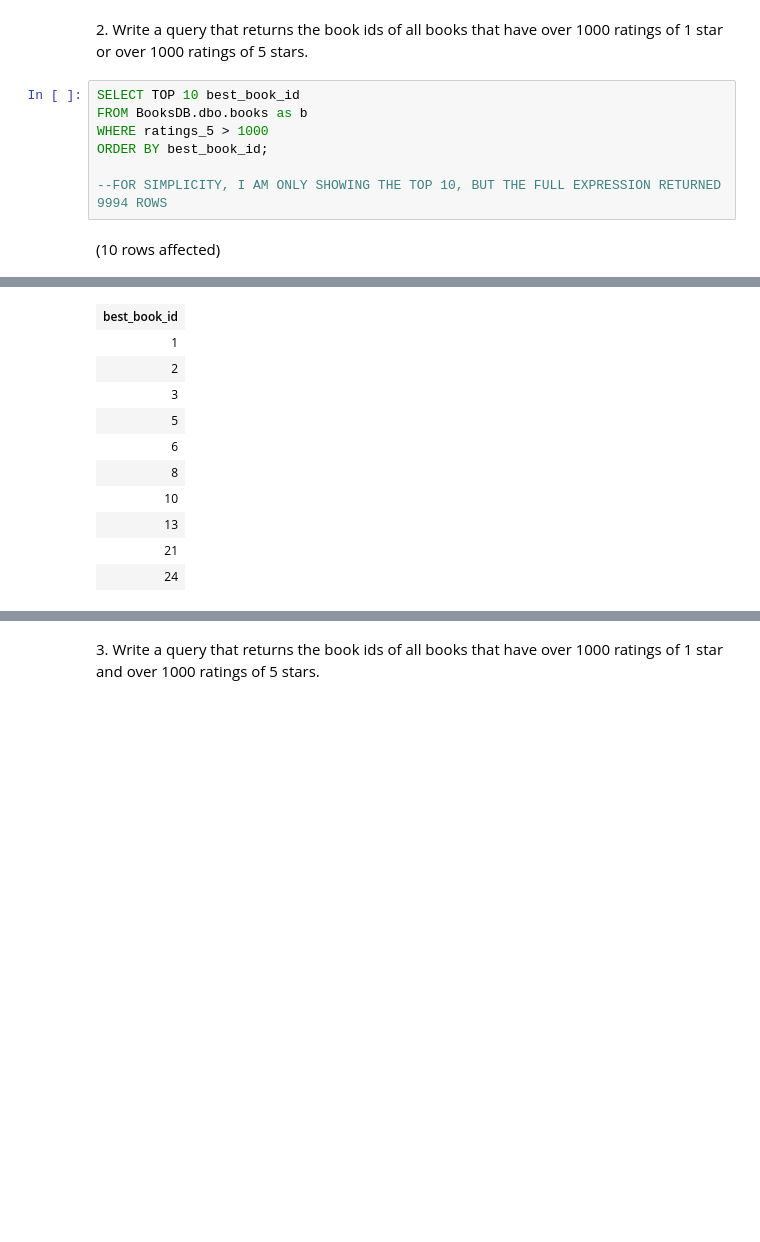
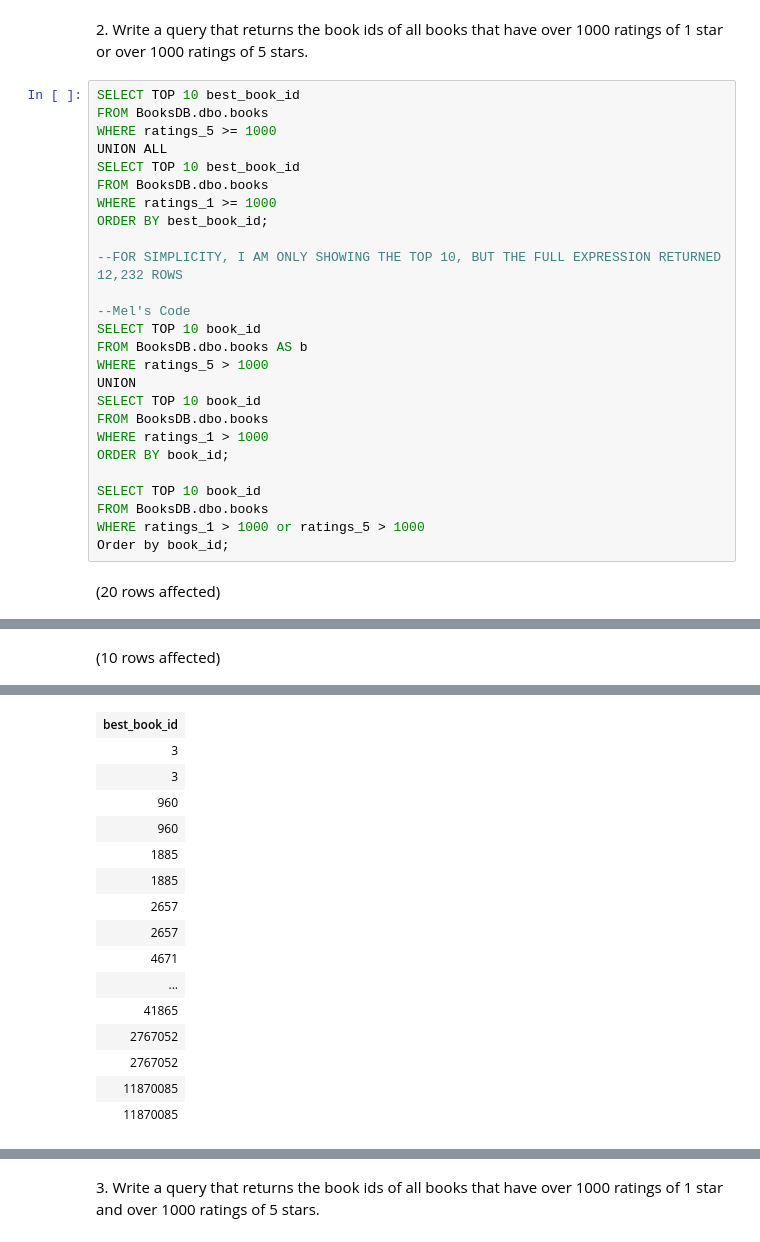
Before and after one commit to odelmas-sci/sql-part4-exercises, a Jupyter notebook: sql-part4.ipynb, the cells around one changed output, grey strips where cells are left out. Saved outputs shown, nothing was run; the diff lists cells and outputs as text; blank space fills up the shorter version.

```diff
--- a/sql-part4.ipynb
+++ b/sql-part4.ipynb
@@ -42,10 +44,29 @@ Total execution time: 00:00:01.156
 2. Write a query that returns the book ids of all books that have over 1000 ratings of 1 star or over 1000 ratings of 5 stars.
 # %%
 SELECT TOP 10 best_book_id
-FROM BooksDB.dbo.books as b
-WHERE ratings_5 > 1000
+FROM BooksDB.dbo.books
+WHERE ratings_5 >= 1000
+UNION ALL
+SELECT TOP 10 best_book_id
+FROM BooksDB.dbo.books
+WHERE ratings_1 >= 1000
 ORDER BY best_book_id;
 
---FOR SIMPLICITY, I AM ONLY SHOWING THE TOP 10, BUT THE FULL EXPRESSION RETURNED 9994 ROWS
+--FOR SIMPLICITY, I AM ONLY SHOWING THE TOP 10, BUT THE FULL EXPRESSION RETURNED 12,232 ROWS
+
+--Mel's Code
+SELECT TOP 10 book_id
+FROM BooksDB.dbo.books AS b
+WHERE ratings_5 > 1000
+UNION
+SELECT TOP 10 book_id
+FROM BooksDB.dbo.books
+WHERE ratings_1 > 1000
+ORDER BY book_id;
+
+SELECT TOP 10 book_id
+FROM BooksDB.dbo.books
+WHERE ratings_1 > 1000 or ratings_5 > 1000
+Order by book_id;
 # %% [output]
-(10 rows affected)
+(20 rows affected)
@@ -52,0 +74 @@ Total execution time: 00:00:00.048
+(10 rows affected)
@@ -53,11 +76,16 @@ Total execution time: 00:00:00.048
 | best_book_id |
-| 1 |
-| 2 |
 | 3 |
-| 5 |
-| 6 |
-| 8 |
-| 10 |
-| 13 |
-| 21 |
-| 24 |
+| 3 |
+| 960 |
+| 960 |
+| 1885 |
+| 1885 |
+| 2657 |
+| 2657 |
+| 4671 |
+| ... |
+| 41865 |
+| 2767052 |
+| 2767052 |
+| 11870085 |
+| 11870085 |
```
Also changed, not shown: parts of 5 cells of this notebook.
